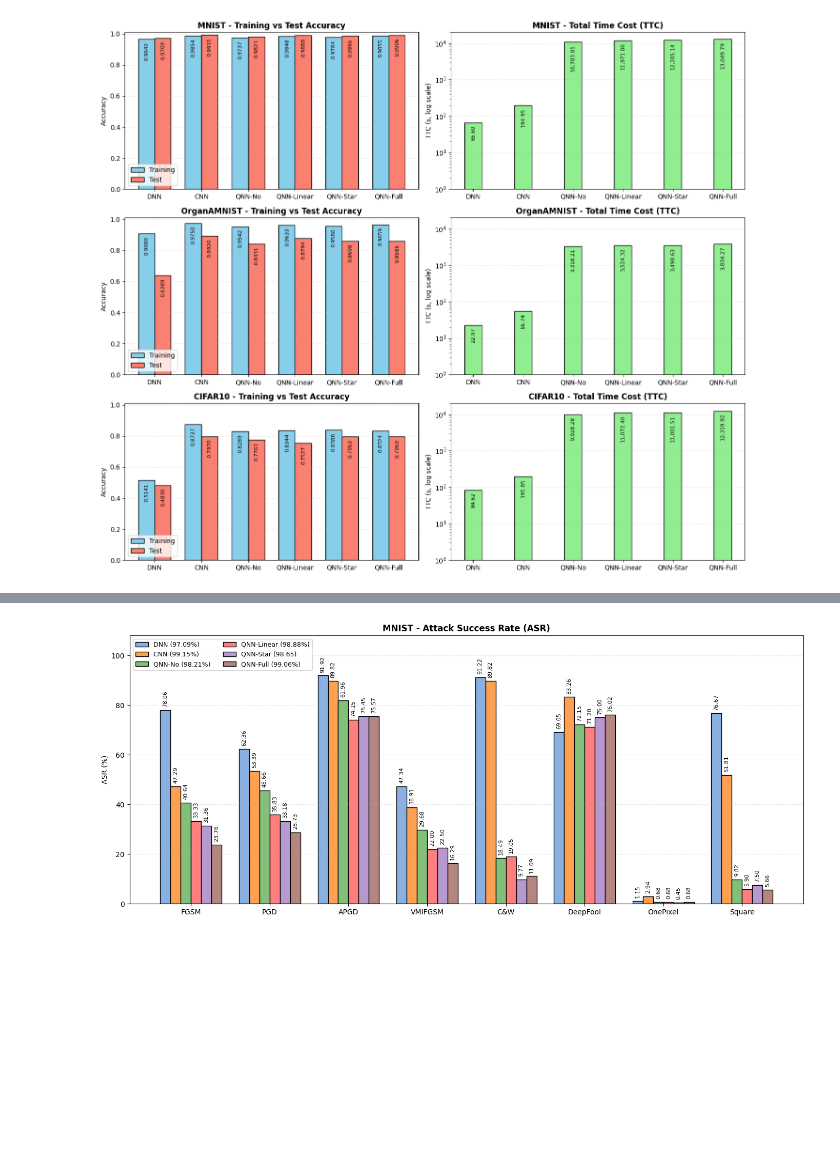
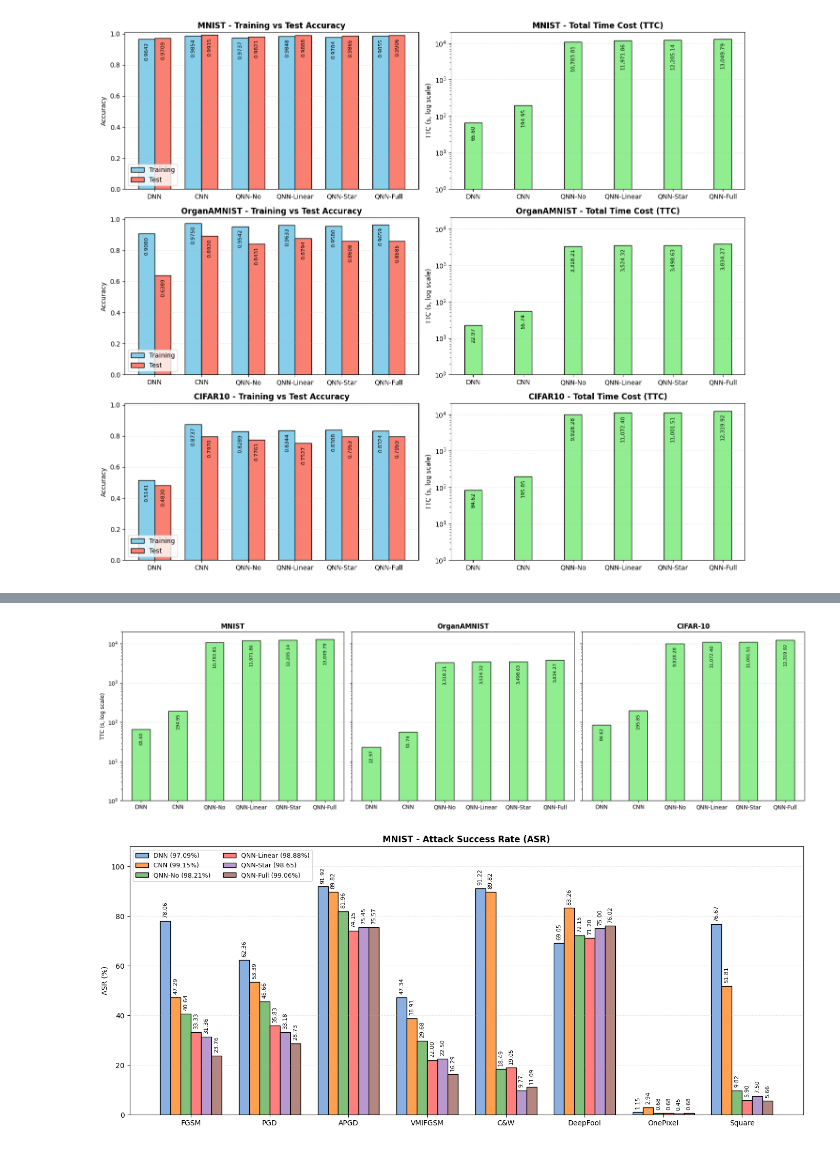
Before and after one commit to n-azimi/QShield, a Jupyter notebook: docs/Results.ipynb, the cells around one changed output, grey strips where cells are left out. Saved outputs shown, nothing was run; the diff lists cells and outputs as text; code cells hidden in the pictures; blank space fills up the shorter version.

```diff
--- a/docs/Results.ipynb
+++ b/docs/Results.ipynb
@@ -85,3 +134,43 @@ plt.show()
+# %%
+import numpy as np
+import matplotlib.pyplot as plt
+
+# Data
+datasets = ["MNIST", "OrganAMNIST", "CIFAR-10"]
+models = ["DNN", "CNN", "QNN-No", "QNN-Linear", "QNN-Star", "QNN-Full"]
+
+time_cost = {
+    "MNIST": [65.60, 194.95, 10783.81, 11971.86, 12205.14, 13049.79],
+    "OrganAMNIST": [22.97, 55.74, 3318.21, 3524.32, 3498.63, 3834.27],
+    "CIFAR-10": [84.62, 195.85, 9928.28, 11072.40, 11001.51, 12319.92],
+}
+
+# --- Plotting 1x3 (3 charts side by side) ---
+fig, axes = plt.subplots(1, 3, figsize=(18, 5), sharey=True)
+
+for i, dataset in enumerate(datasets):
+    ax = axes[i]
+    x = np.arange(len(models))
+    bars = ax.bar(x, time_cost[dataset], width=0.5, color="lightgreen", edgecolor="black")
+    for j, (bar, v) in enumerate(zip(bars, time_cost[dataset])):
+        y = v / 1.2
+        va = "top"
+        ax.text(
+            bar.get_x() + bar.get_width()/2, y,
+            f"{v:,.2f}", ha="center", va=va, fontsize=8, rotation=90, color="black"
+        )
+    ax.set_title(f"{dataset}", fontsize=12, fontweight="bold")
+    ax.set_ylabel("TTC (s, log scale)" if i == 0 else "")
+    ax.set_xticks(x)
+    ax.set_xticklabels(models, rotation=0, ha="center")
+    ax.set_yscale("log")
+    ax.set_ylim(1, 2e4)
+    ax.grid(axis="y", linestyle="--", alpha=0.3)
+
+plt.tight_layout()
+plt.show()
+# %% [output]
+[figure, added]
 # %%
 # Attacks
 attacks = ["FGSM", "PGD", "APGD", "VMIFGSM", "C&W", "DeepFool", "OnePixel", "Square"]
```
Also changed, not shown: parts of 3 cells of this notebook.
